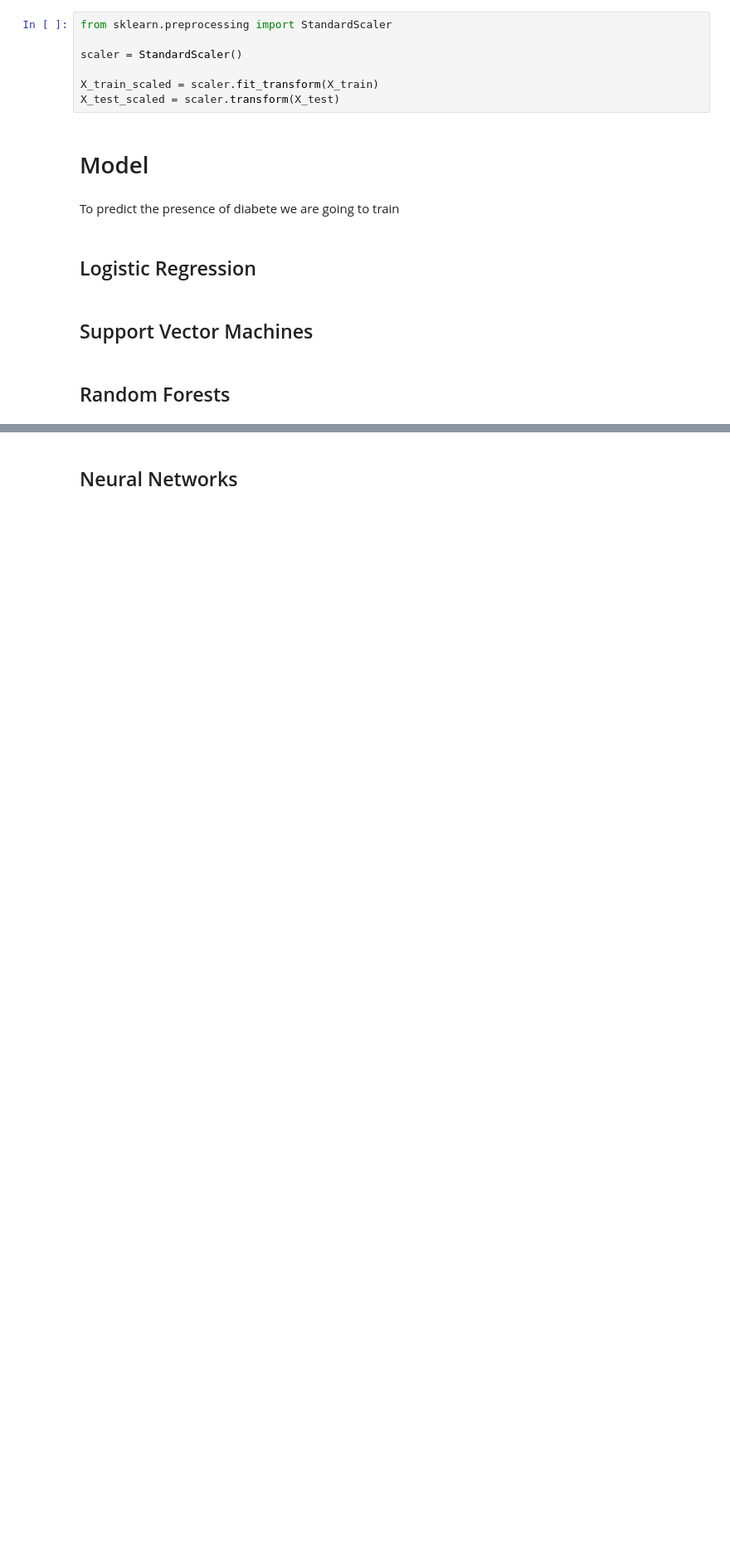
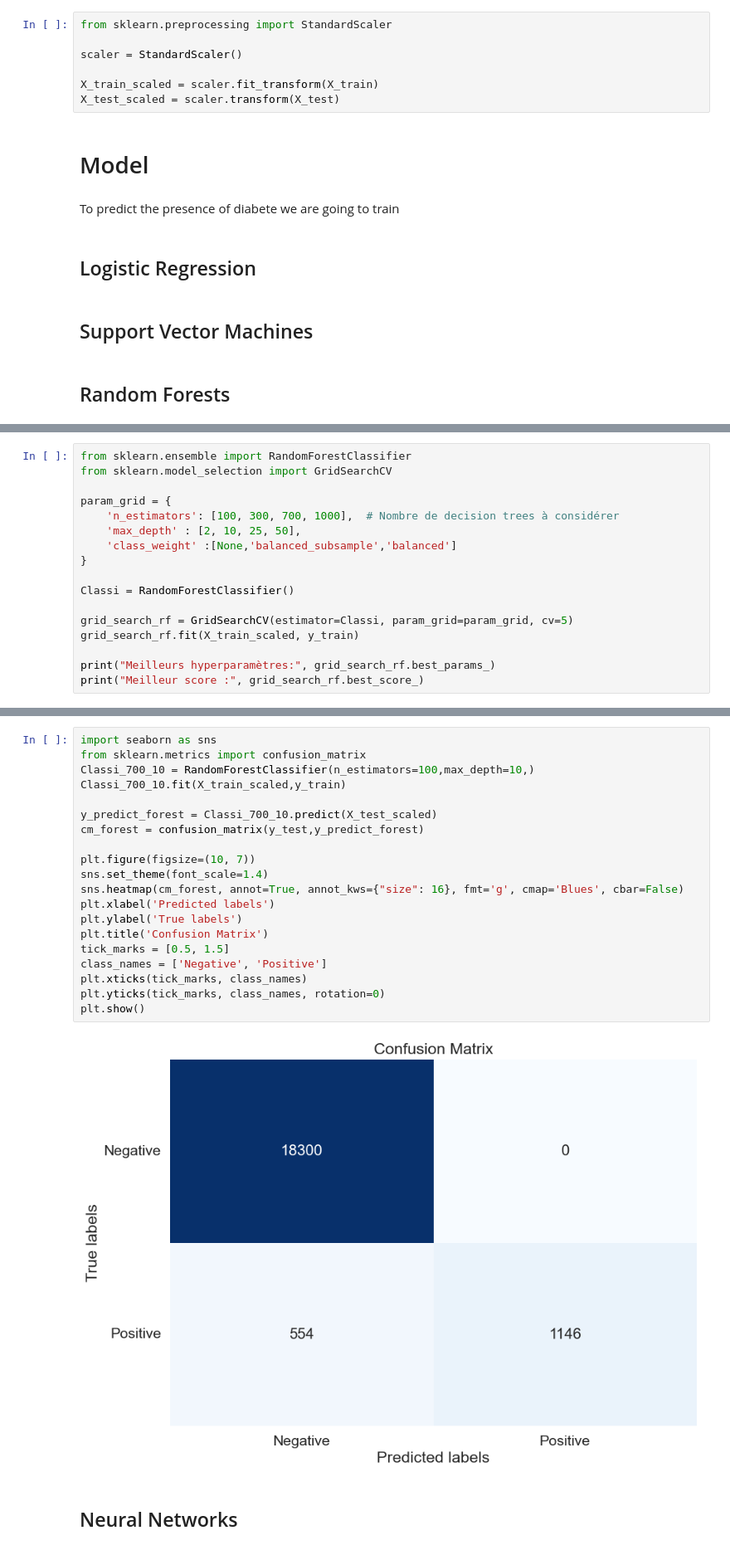
Before and after one commit to Antonin-MORENO/Diabetes-Prediction, a Jupyter notebook: report.ipynb, the cells around one changed output, grey strips where cells are left out. Shown at 83% size. Drawn from its saved outputs; the diff is of its cells as text; blank space fills up the shorter version.

Commit message:
Model Radom forest

```diff
--- a/report.ipynb
+++ b/report.ipynb
@@ -155,0 +158,17 @@ To predict the presence of diabete we are going to train
+# %%
+from sklearn.ensemble import RandomForestClassifier
+from sklearn.model_selection import GridSearchCV
+
+param_grid = {
+    'n_estimators': [100, 300, 700, 1000],  # Nombre de decision trees à considérer
+    'max_depth' : [2, 10, 25, 50],
+    'class_weight' :[None,'balanced_subsample','balanced']
+}
+
+Classi = RandomForestClassifier()
+
+grid_search_rf = GridSearchCV(estimator=Classi, param_grid=param_grid, cv=5)
+grid_search_rf.fit(X_train_scaled, y_train)
+
+print("Meilleurs hyperparamètres:", grid_search_rf.best_params_)
+print("Meilleur score :", grid_search_rf.best_score_)
@@ -156,2 +178,24 @@ To predict the presence of diabete we are going to train
+# %%
+import seaborn as sns
+from sklearn.metrics import confusion_matrix
+Classi_700_10 = RandomForestClassifier(n_estimators=100,max_depth=10,)
+Classi_700_10.fit(X_train_scaled,y_train)
+
+y_predict_forest = Classi_700_10.predict(X_test_scaled)
+cm_forest = confusion_matrix(y_test,y_predict_forest)
+
+plt.figure(figsize=(10, 7))
+sns.set_theme(font_scale=1.4)
+sns.heatmap(cm_forest, annot=True, annot_kws={"size": 16}, fmt='g', cmap='Blues', cbar=False)
+plt.xlabel('Predicted labels')
+plt.ylabel('True labels')
+plt.title('Confusion Matrix')
+tick_marks = [0.5, 1.5]
+class_names = ['Negative', 'Positive']
+plt.xticks(tick_marks, class_names)
+plt.yticks(tick_marks, class_names, rotation=0)
+plt.show()
+# %% [output]
+[figure, added]
 # %% [markdown]
 ## Neural Networks
```
Also changed, not shown: parts of 2 cells of this notebook.
